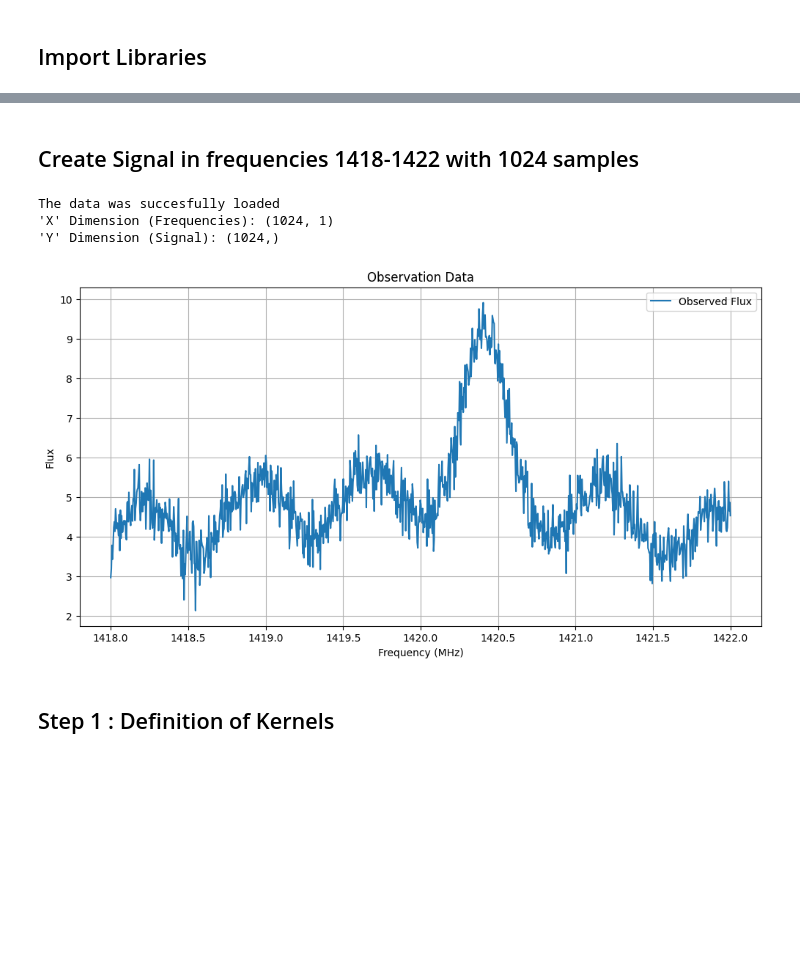
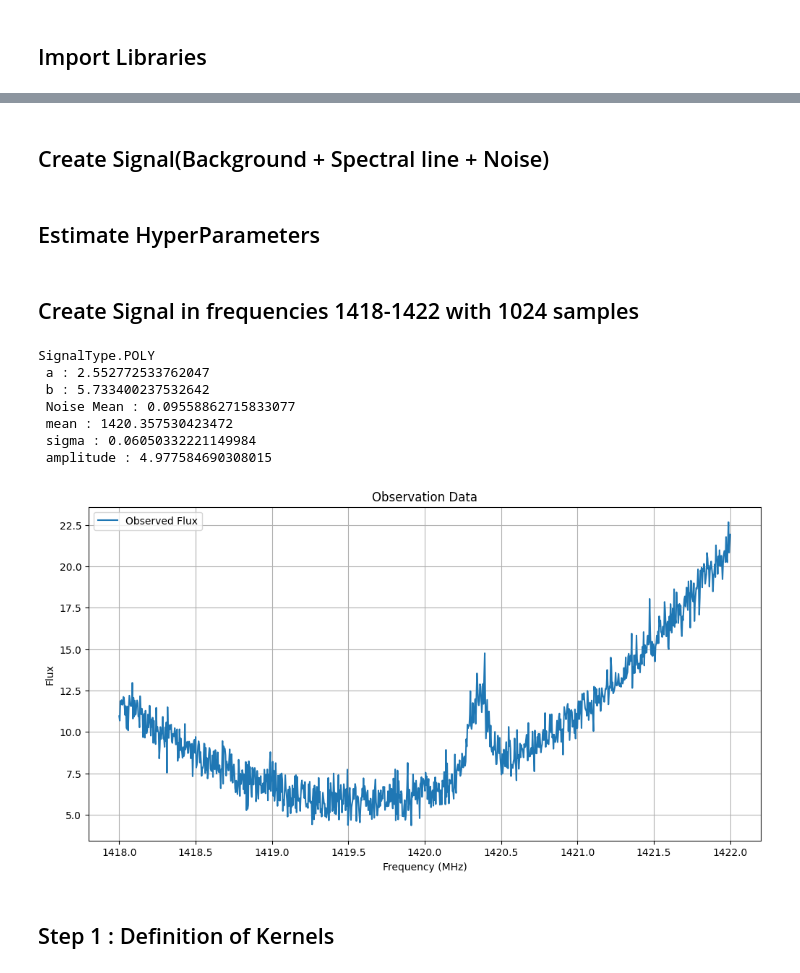
Before and after one commit to Astro-BEAM-AUTh/data-analysis, a Jupyter notebook: BackgroundRemoval/GPR/GPR_Testing.ipynb, the cells around one changed output, grey strips where cells are left out. Drawn from its saved outputs; the diff is of its cells as text; code cells hidden in the pictures; blank space fills up the shorter version.

```diff
--- a/BackgroundRemoval/GPR/GPR_Testing.ipynb
+++ b/BackgroundRemoval/GPR/GPR_Testing.ipynb
@@ -60,0 +62,2 @@ from sklearn.metrics import mean_absolute_error, mean_squared_error, r2_score
+# %% [markdown]
+## Create Signal(Background + Spectral line + Noise)
@@ -60,0 +128,2 @@ from sklearn.metrics import mean_absolute_error, mean_squared_error, r2_score
+# %% [markdown]
+## Estimate HyperParameters
@@ -61,45 +158,34 @@ from sklearn.metrics import mean_absolute_error, mean_squared_error, r2_score
 # %% [markdown]
 ## Create Signal in frequencies 1418-1422 with 1024 samples
 # %%
- # create a Generator Instance
-rng = np.random.default_rng()
-
-
 # 1. Frequencies axes
 frequencies = np.linspace(1418, 1422, 1024)
 
-# 2. Signal Components
-bg_poly = 5.0 - 0.3 * (frequencies - 1420)**2
-bg_sine = 0.8 * np.sin(2 * np.pi * (frequencies - 1418) / 0.75)
-line = 3.5 * np.exp(-((frequencies - 1420.4)**2) / (2 * 0.15**2))
-noise = rng.normal(0, 0.4, frequencies.shape)
-
 # 3. Final Signal
-y_observed = bg_poly + bg_sine + line + noise
-
+y_observed = background_creation(freq=frequencies)
 
 # 4. conversion for scikit-learn
 # GPR needs X axe (frequencies) as 2D
 X_observed = frequencies.reshape(-1, 1)
-
-print("The data was succesfully loaded")
-print(f"'X' Dimension (Frequencies): {X_observed.shape}")
-print(f"'Y' Dimension (Signal): {y_observed.shape}")
 
 # --- Plot for the Signal ---
 plt.figure(figsize=(12, 6))
 plt.title("Observation Data")
 plt.plot(frequencies, y_observed, label="Observed Flux")
 plt.xlabel("Frequency (MHz)")
 plt.ylabel("Flux")
 plt.legend()
 plt.grid(visible=True)
 plt.show()
 # %% [output]
-The data was succesfully loaded
-'X' Dimension (Frequencies): (1024, 1)
-'Y' Dimension (Signal): (1024,)
+SignalType.POLY
+ a : 2.552772533762047
+ b : 5.733400237532642
+ Noise Mean : 0.09558862715833077
+ mean : 1420.357530423472
+ sigma : 0.06050332221149984
+ amplitude : 4.977584690308015
-[figure, old version]
+[figure, new version]
 # %% [markdown]
 ## Step 1 : Definition of Kernels
 # %%
```
Also changed, not shown: parts of 5 cells of this notebook.
